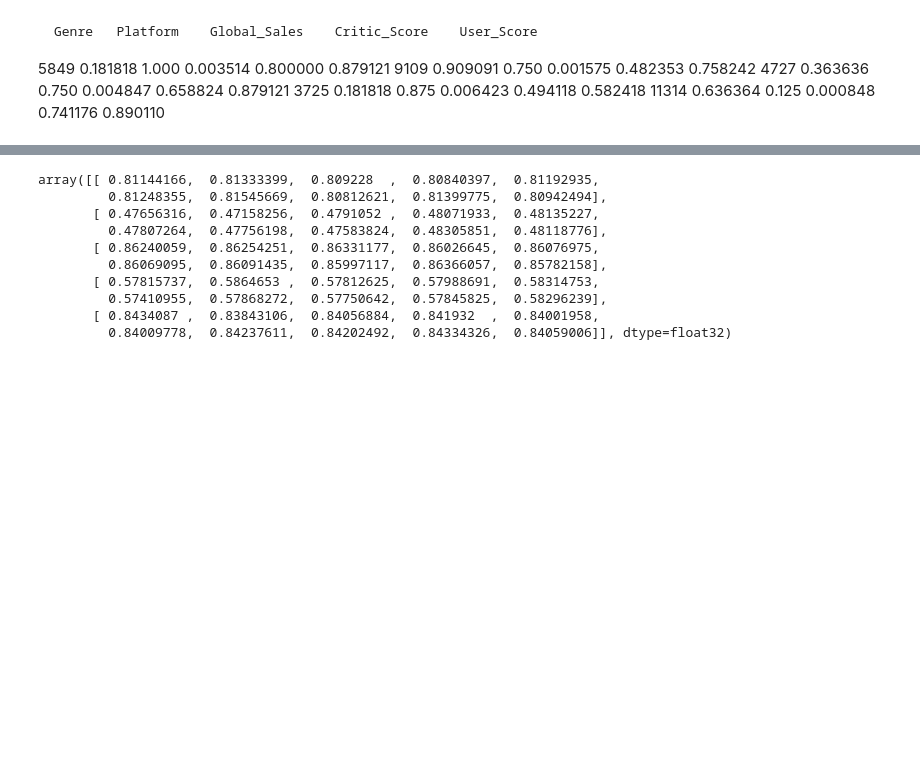
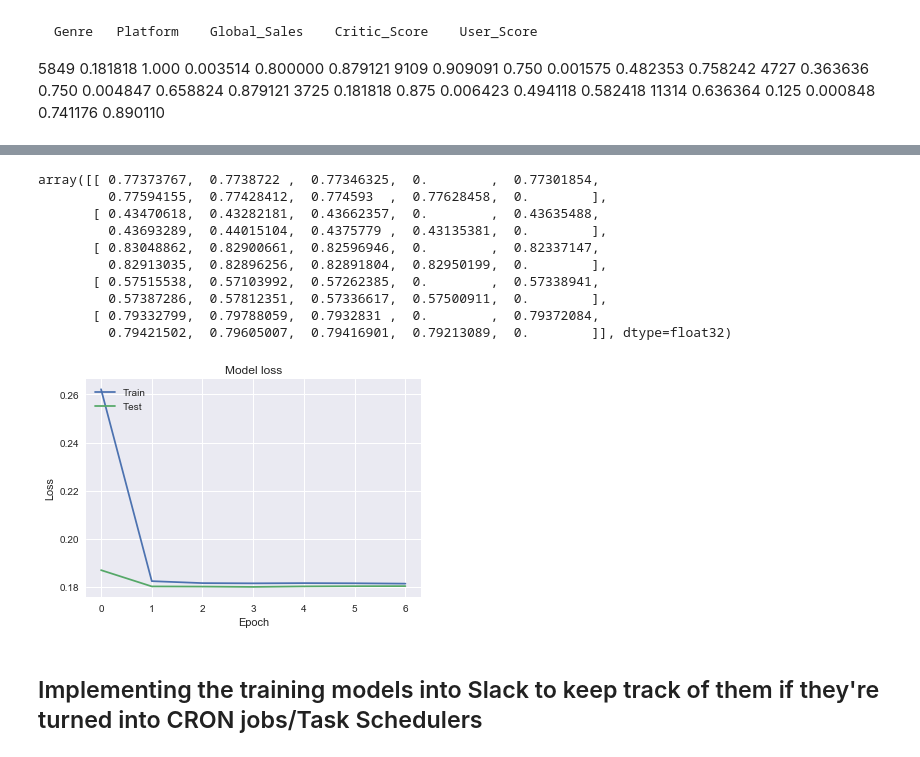
Before and after one commit to bverkennes/VideoGamesSales-NNSM, a Jupyter notebook: Video Games - Neural Network.ipynb, the cells around one changed output, grey strips where cells are left out. Saved outputs shown, nothing was run; the diff lists cells and outputs as text; code cells hidden in the pictures; blank space fills up the shorter version.

```diff
--- a/Video Games - Neural Network.ipynb
+++ b/Video Games - Neural Network.ipynb
@@ -325,6 +325,7 @@ model = tf.keras.models.Sequential([
 model.compile(optimizer='adam',
               loss='mean_squared_error')
 
+history = model.fit(X_train2, y_train2, validation_split=0.2, epochs=10, callbacks=[early_stopping_monitor])
 model.fit(X_train2, y_train2, validation_split=0.2, epochs=10, callbacks=[early_stopping_monitor])
 model.evaluate(X_test2, y_test2)
 
@@ -351,13 +352,13 @@ Loss:  0.0158680843283
 # %%
 model.predict(df)
 # %% [output]
-array([[ 0.81144166,  0.81333399,  0.809228  ,  0.80840397,  0.81192935,
-         0.81248355,  0.81545669,  0.80812621,  0.81399775,  0.80942494],
-       [ 0.47656316,  0.47158256,  0.4791052 ,  0.48071933,  0.48135227,
-         0.47807264,  0.47756198,  0.47583824,  0.48305851,  0.48118776],
-       [ 0.86240059,  0.86254251,  0.86331177,  0.86026645,  0.86076975,
-         0.86069095,  0.86091435,  0.85997117,  0.86366057,  0.85782158],
-       [ 0.57815737,  0.5864653 ,  0.57812625,  0.57988691,  0.58314753,
-         0.57410955,  0.57868272,  0.57750642,  0.57845825,  0.58296239],
-       [ 0.8434087 ,  0.83843106,  0.84056884,  0.841932  ,  0.84001958,
-         0.84009778,  0.84237611,  0.84202492,  0.84334326,  0.84059006]], dtype=float32)
+array([[ 0.77373767,  0.7738722 ,  0.77346325,  0.        ,  0.77301854,
+         0.77594155,  0.77428412,  0.774593  ,  0.77628458,  0.        ],
+       [ 0.43470618,  0.43282181,  0.43662357,  0.        ,  0.43635488,
+         0.43693289,  0.44015104,  0.4375779 ,  0.43135381,  0.        ],
+       [ 0.83048862,  0.82900661,  0.82596946,  0.        ,  0.82337147,
+         0.82913035,  0.82896256,  0.82891804,  0.82950199,  0.        ],
+       [ 0.57515538,  0.57103992,  0.57262385,  0.        ,  0.57338941,
+         0.57387286,  0.57812351,  0.57336617,  0.57500911,  0.        ],
+       [ 0.79332799,  0.79788059,  0.7932831 ,  0.        ,  0.79372084,
+         0.79421502,  0.79605007,  0.79416901,  0.79213089,  0.        ]], dtype=float32)
@@ -363,0 +368,15 @@ array([[ 0.81144166,  0.81333399,  0.809228  ,  0.80840397,  0.81192935,
+# %%
+import matplotlib.pyplot as plt
+
+# Plot training & validation loss values
+plt.plot(history.history['loss'])
+plt.plot(history.history['val_loss'])
+plt.title('Model loss')
+plt.ylabel('Loss')
+plt.xlabel('Epoch')
+plt.legend(['Train', 'Test'], loc='upper left')
+plt.show()
+# %% [output]
+[figure, added]
+# %% [markdown]
+## Implementing the training models into Slack to keep track of them if they're turned into CRON jobs/Task Schedulers
```
Also changed, not shown: parts of 16 cells of this notebook.
